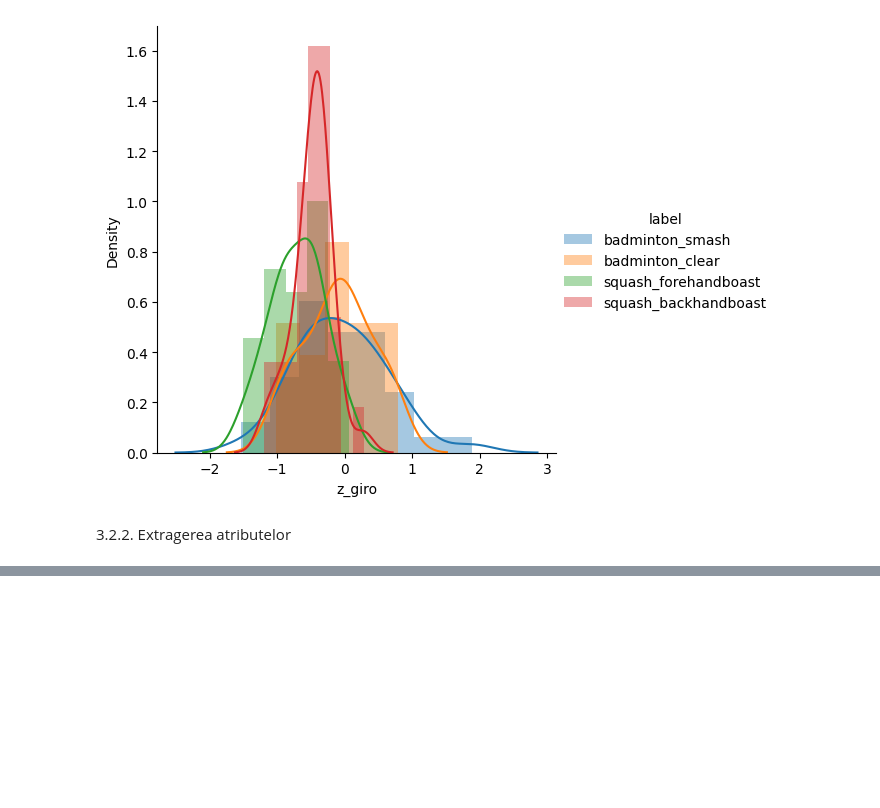
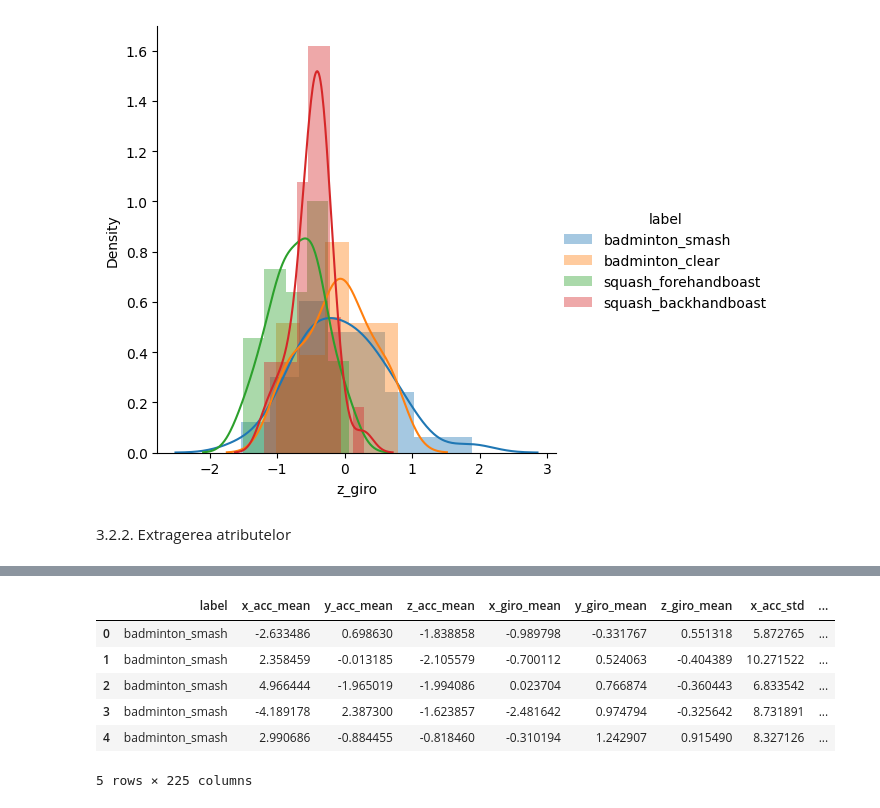
Before and after one commit to iandreileo/machine-learning-homework, a Jupyter notebook: homework_racket.ipynb, the cells around one changed output, grey strips where cells are left out. Saved outputs shown, nothing was run; the diff lists cells and outputs as text; code cells hidden in the pictures; blank space fills up the shorter version.

```diff
--- a/homework_racket.ipynb
+++ b/homework_racket.ipynb
@@ -187,14 +187,17 @@ plt.show()
 # %%
 X_train = pd.DataFrame()
 
+# LAbels
+X_train['label'] = train_df['label']
+
 
 # General features
-X_train['x_acc'] = train_df['x_acc']
-X_train['y_acc'] = train_df['y_acc']
-X_train['z_acc'] = train_df['z_acc']
-X_train['x_giro'] = train_df['x_giro']
-X_train['y_giro'] = train_df['y_giro']
-X_train['z_giro'] = train_df['z_giro']
+# X_test['x_acc'] = train_df['x_acc']
+# X_train['y_acc'] = train_df['y_acc']
+# X_train['z_acc'] = train_df['z_acc']
+# X_train['x_giro'] = train_df['x_giro']
+# X_train['y_giro'] = train_df['y_giro']
+# X_train['z_giro'] = train_df['z_giro']
 
 # Mean features
 X_train['x_acc_mean'] = train_df['x_acc'].apply(lambda x: x.mean())
@@ -336,4 +339,7 @@ X_train['acc_sma'] =    train_df['x_acc'].apply(lambda x: np.sum(abs(x)/100)) +
 # Signal magnitude area features giro
 X_train['giro_sma'] =   train_df['x_giro'].apply(lambda x: np.sum(abs(x)/100)) + train_df['y_giro'].apply(lambda x: np.sum(abs(x)/100)) \
                     + train_df['z_giro'].apply(lambda x: np.sum(abs(x)/100))
+
+
+X_train.head()
 # %% [output]
@@ -352,0 +486,60 @@ X_train['giro_sma'] =   train_df['x_giro'].apply(lambda x: np.sum(abs(x)/100)) +
+# %%
+
+
+# Index of max value in time domain feature
+X_train['x_acc_argmax'] = train_df['x_acc'].apply(lambda x: np.argmax(x))
+X_train['y_acc_argmax'] = train_df['y_acc'].apply(lambda x: np.argmax(x))
+X_train['z_acc_argmax'] = train_df['z_acc'].apply(lambda x: np.argmax(x))
+X_train['x_giro_argmax'] = train_df['x_giro'].apply(lambda x: np.argmax(x))
+X_train['y_giro_argmax'] = train_df['y_giro'].apply(lambda x: np.argmax(x))
+X_train['z_giro_argmax'] = train_df['z_giro'].apply(lambda x: np.argmax(x))
+
+# Index of min value in time domain feature
+X_train['x_acc_argmin'] = train_df['x_acc'].apply(lambda x: np.argmin(x))
+X_train['y_acc_argmin'] = train_df['y_acc'].apply(lambda x: np.argmin(x))
+X_train['z_acc_argmin'] = train_df['z_acc'].apply(lambda x: np.argmin(x))
+X_train['x_giro_argmin'] = train_df['x_giro'].apply(lambda x: np.argmin(x))
+X_train['y_giro_argmin'] = train_df['y_giro'].apply(lambda x: np.argmin(x))
+X_train['z_giro_argmin'] = train_df['z_giro'].apply(lambda x: np.argmin(x))
+
+# Difference between max and min value in time domain feature
+X_train['x_acc_diff'] = abs(X_train['x_acc_argmax'] - X_train['x_acc_argmin'])
+X_train['y_acc_diff'] = abs(X_train['y_acc_argmax'] - X_train['y_acc_argmin'])
+X_train['z_acc_diff'] =abs( X_train['z_acc_argmax'] - X_train['z_acc_argmin'])
+X_train['x_giro_diff'] =abs( X_train['x_giro_argmax'] - X_train['x_giro_argmin'])
+X_train['y_giro_diff'] = abs(X_train['y_giro_argmax'] - X_train['y_giro_argmin'])
+X_train['z_giro_diff'] = abs(X_train['z_giro_argmax'] - X_train['z_giro_argmin'])
+
+# FFT Index of max value in time domain feature
+X_train['x_acc_fft_argmax'] = x_acc_fft.apply(lambda x: np.argmax(x))
+X_train['y_acc_fft_argmax'] = y_acc_fft.apply(lambda x: np.argmax(x))
+X_train['z_acc_fft_argmax'] = z_acc_fft.apply(lambda x: np.argmax(x))
+X_train['x_giro_fft_argmax'] = x_giro_fft.apply(lambda x: np.argmax(x))
+X_train['y_giro_fft_argmax'] = y_giro_fft.apply(lambda x: np.argmax(x))
+X_train['z_giro_fft_argmax'] = z_giro_fft.apply(lambda x: np.argmax(x))
+
+# FFT Index of min value in time domain feature
+X_train['x_acc_fft_argmin'] = x_acc_fft.apply(lambda x: np.argmin(x))
+X_train['y_acc_fft_argmin'] = y_acc_fft.apply(lambda x: np.argmin(x))
+X_train['z_acc_fft_argmin'] = z_acc_fft.apply(lambda x: np.argmin(x))
+X_train['x_giro_fft_argmin'] = x_giro_fft.apply(lambda x: np.argmin(x))
+X_train['y_giro_fft_argmin'] = y_giro_fft.apply(lambda x: np.argmin(x))
+X_train['z_giro_fft_argmin'] = z_giro_fft.apply(lambda x: np.argmin(x))
+
+# FFT Difference between max and min value in time domain feature
+X_train['x_acc_fft_diff'] = abs(X_train['x_acc_fft_argmax'] - X_train['x_acc_fft_argmin'])
+X_train['y_acc_fft_diff'] = abs(X_train['y_acc_fft_argmax'] - X_train['y_acc_fft_argmin'])
+X_train['z_acc_fft_diff'] = abs(X_train['z_acc_fft_argmax'] - X_train['z_acc_fft_argmin'])
+X_train['x_giro_fft_diff'] = abs(X_train['x_giro_fft_argmax'] - X_train['x_giro_fft_argmin'])
+X_train['y_giro_fft_diff'] = abs(X_train['y_giro_fft_argmax'] - X_train['y_giro_fft_argmin'])
+X_train['z_giro_fft_diff'] = abs(X_train['z_giro_fft_argmax'] - X_train['z_giro_fft_argmin'])
+
+X_train.head()
+# %% [output]
+|  | label | x_acc_mean | y_acc_mean | z_acc_mean | x_giro_mean | y_giro_mean | z_giro_mean | x_acc_std | ... |
+| 0 | badminton_smash | -2.633486 | 0.698630 | -1.838858 | -0.989798 | -0.331767 | 0.551318 | 5.872765 | ... |
+| 1 | badminton_smash | 2.358459 | -0.013185 | -2.105579 | -0.700112 | 0.524063 | -0.404389 | 10.271522 | ... |
+| 2 | badminton_smash | 4.966444 | -1.965019 | -1.994086 | 0.023704 | 0.766874 | -0.360443 | 6.833542 | ... |
+| 3 | badminton_smash | -4.189178 | 2.387300 | -1.623857 | -2.481642 | 0.974794 | -0.325642 | 8.731891 | ... |
+| 4 | badminton_smash | 2.990686 | -0.884455 | -0.818460 | -0.310194 | 1.242907 | 0.915490 | 8.327126 | ... |
+5 rows × 225 columns
```
Also changed, not shown: parts of 2 cells of this notebook.
